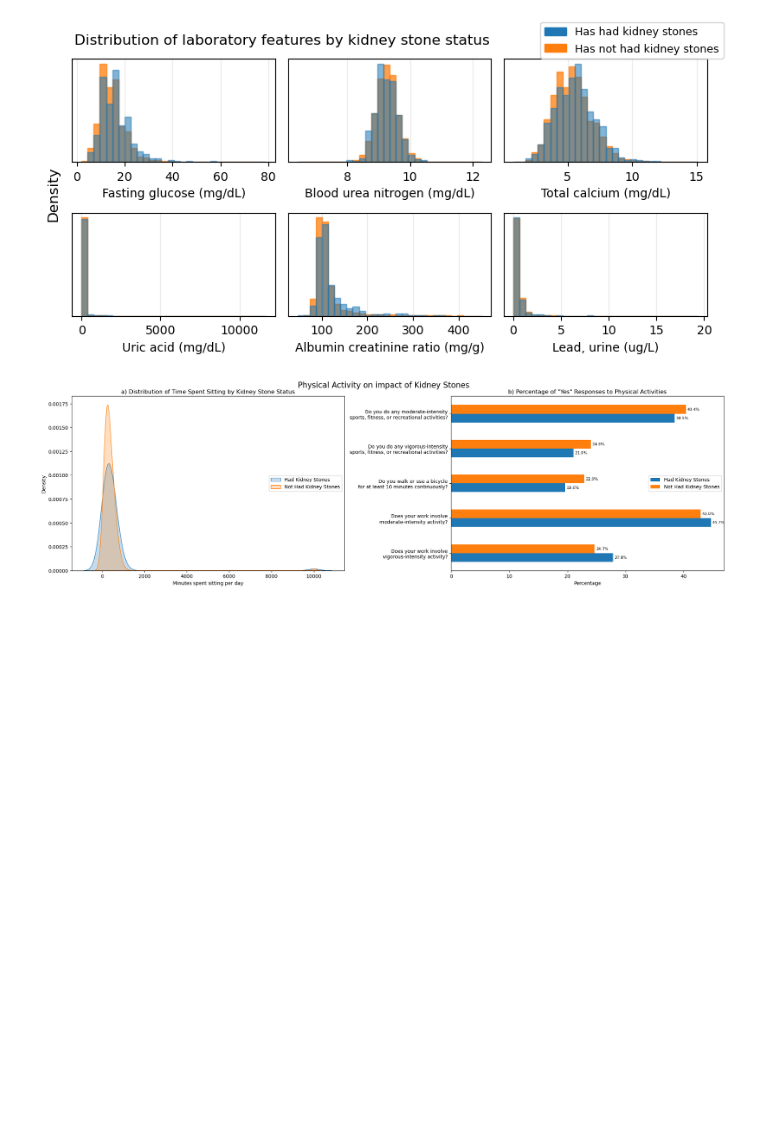
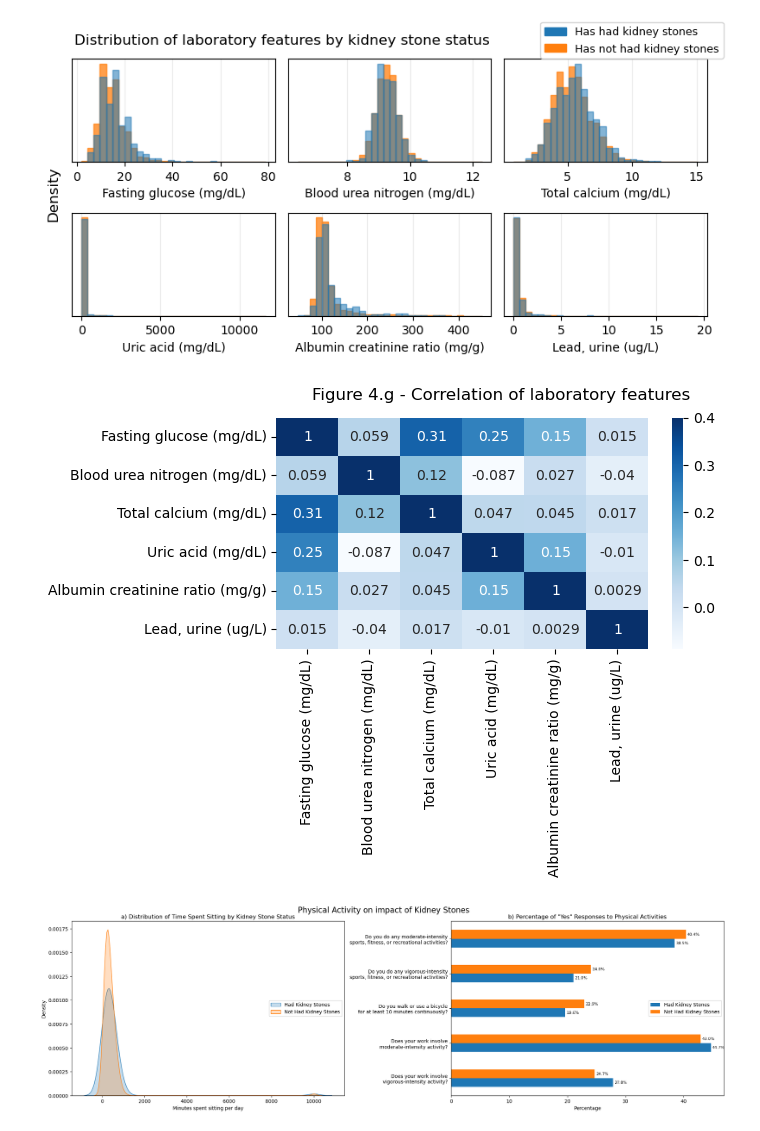
Before and after one commit to dvnguyen02/DATA301-Project, a Jupyter notebook: EDA/background-and-data - Copy.ipynb, the cells around one changed output. Drawn from its saved outputs; the diff is of its cells as text; code cells hidden in the pictures; blank space fills up the shorter version.

```diff
--- a/EDA/background-and-data - Copy.ipynb
+++ b/EDA/background-and-data - Copy.ipynb
@@ -374,6 +374,14 @@ plt.tight_layout()
 plt.show()
 # %% [output]
 [figure]
+# %%
+fig, ax = plt.subplots(figsize = (6,3))
+heatmap = sns.heatmap(df[lab_cols].corr(numeric_only=True), vmax = 0.4, cmap="Blues", annot=True, xticklabels = lab_names, yticklabels = lab_names)
+fig.suptitle('Figure 4.g - Correlation of laboratory features')
+#plt.savefig('corrlab.png', bbox_inches = "tight")
+plt.show()
+# %% [output]
+[figure, added]
 # %%
 # Assuming df is your dataframe
 time_spent = 'PAD680'  # Time spent sitting
```
